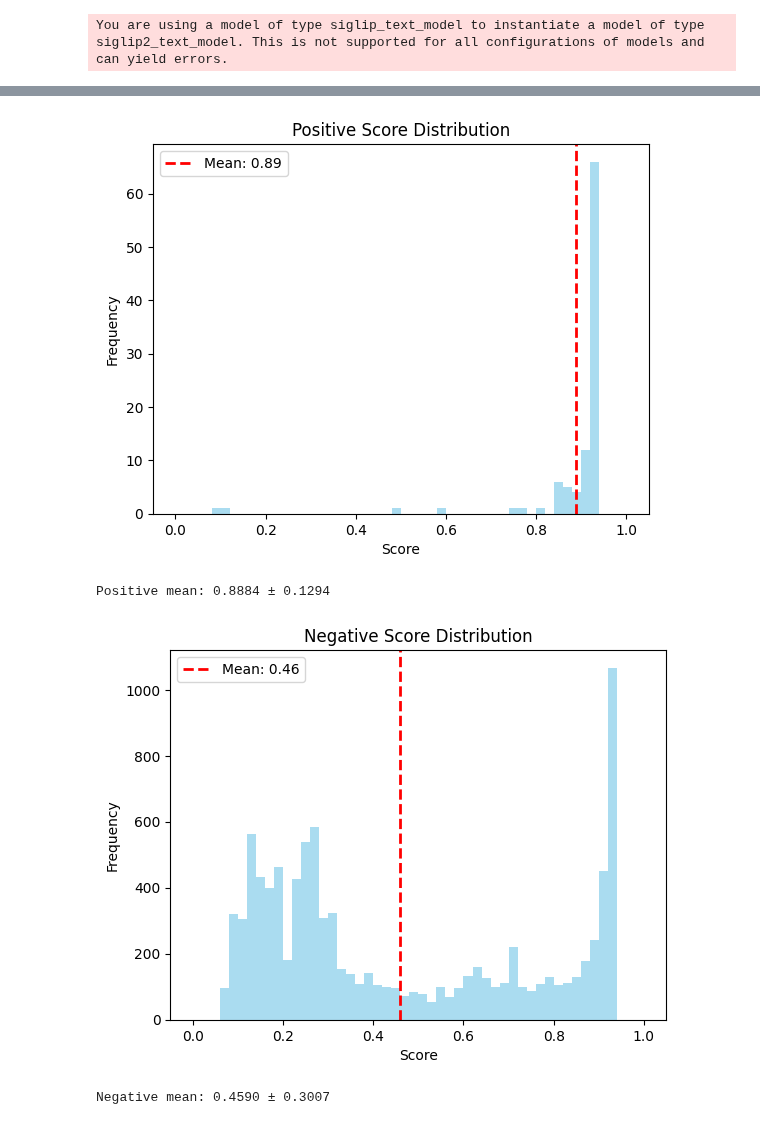
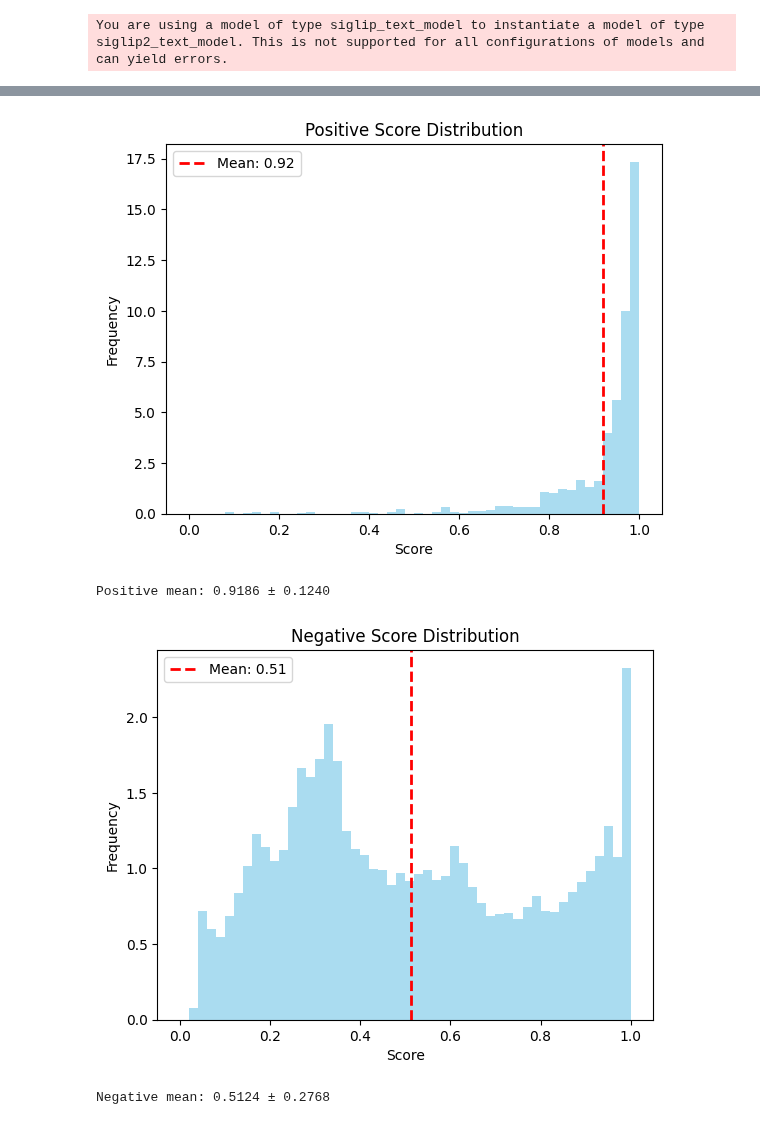
Before and after one commit to hscells-org/project-doehl-boolean-clip, a Jupyter notebook: dev.ipynb, the cells around one changed output, grey strips where cells are left out. Cells and saved outputs as stored; diff of their text form; code cells hidden in the pictures.

```diff
--- a/dev.ipynb
+++ b/dev.ipynb
@@ -82,8 +62,8 @@ TrainOutput(global_step=6100, training_loss=1.098419493378186, metrics={'train_r
 # %%
-model = model.load(r"./siglip2/2/checkpoint-6100/model.safetensors")
-pos_scores = model.evaluate(data["test"]["q"][:100], data["test"]["d"][:100], plot=True, threshold=0.8)
+model = model.load(r"./siglip2/b2-bf-8b/e2/model.safetensors")
+pos_scores = model.evaluate(data["test"]["q"][:1000], data["test"]["d"][:1000], plot=True, threshold=0.8)
 # %% [output]
-[figure, old version]
+[figure, new version]
-Positive mean: 0.8884 ± 0.1294
+Positive mean: 0.9186 ± 0.1240
-[figure, old version]
+[figure, new version]
-Negative mean: 0.4590 ± 0.3007
+Negative mean: 0.5124 ± 0.2768
```
Also changed, not shown: parts of 6 cells of this notebook, 2 other files.
